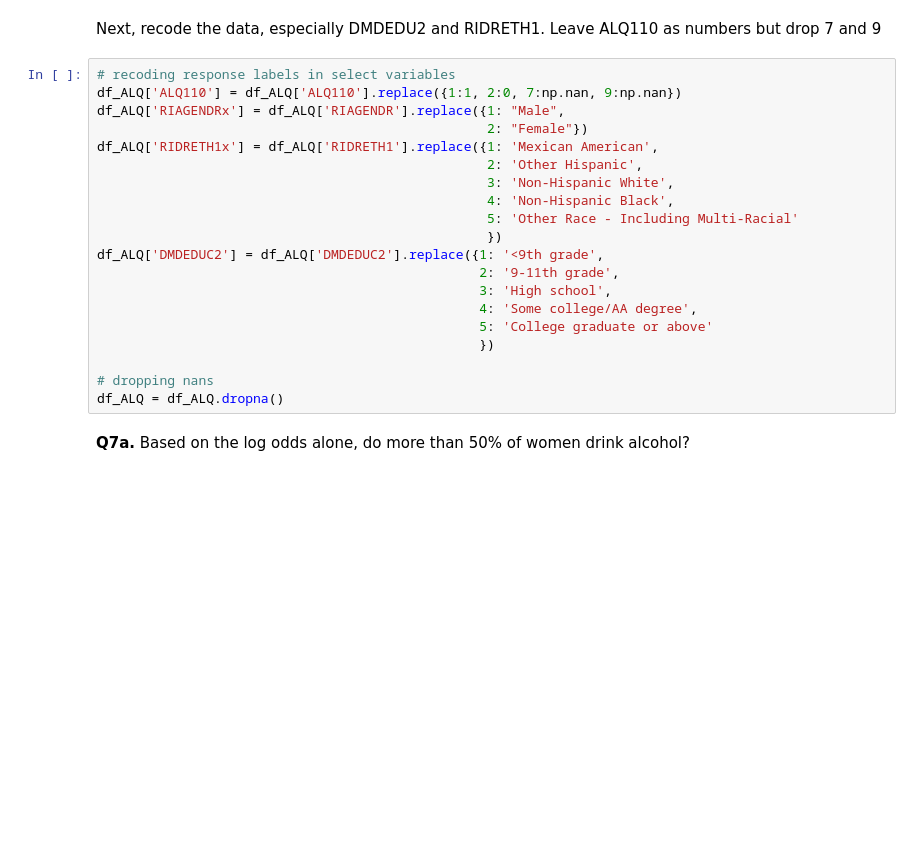
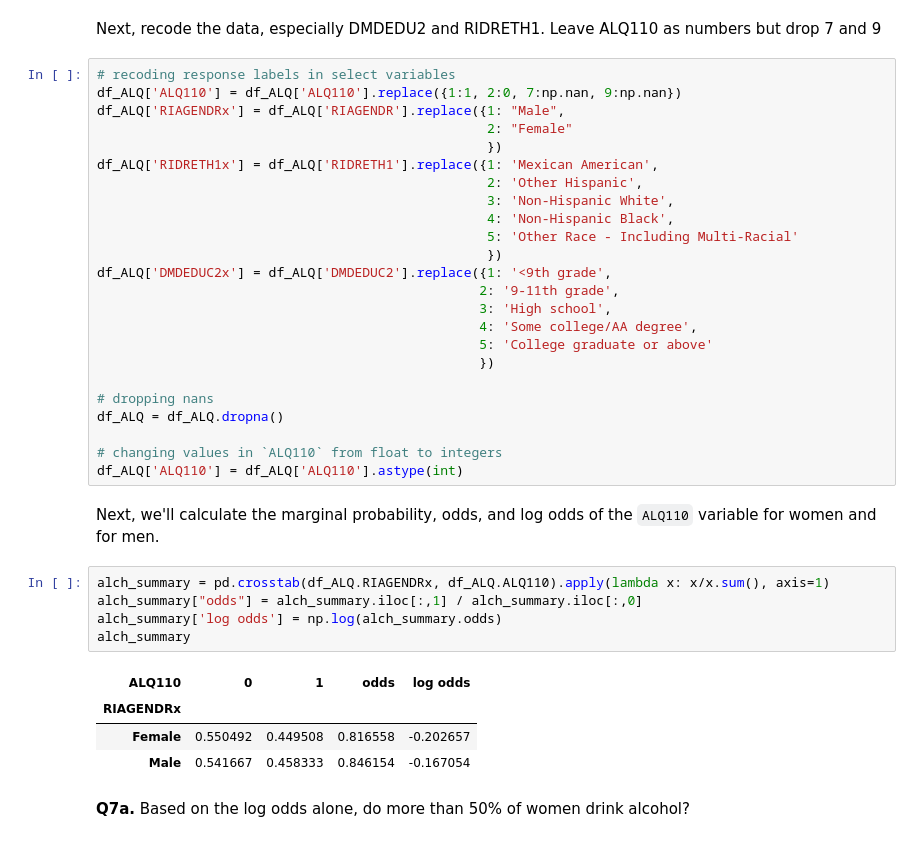
Before and after one commit to EsosaOrumwese/Statistics-with-Python, a Jupyter notebook: 3. Fitting Statistical Models to Data with Python/Wk2/week2_nhanes_practice.ipynb, the cells around one changed output. Drawn from its saved outputs; the diff is of its cells as text; blank space fills up the shorter version.

```diff
--- a/3. Fitting Statistical Models to Data with Python/Wk2/week2_nhanes_practice.ipynb
+++ b/3. Fitting Statistical Models to Data with Python/Wk2/week2_nhanes_practice.ipynb
@@ -342,14 +342,15 @@ Next, recode the data, especially DMDEDU2 and RIDRETH1. Leave ALQ110 as numbers
 # recoding response labels in select variables
 df_ALQ['ALQ110'] = df_ALQ['ALQ110'].replace({1:1, 2:0, 7:np.nan, 9:np.nan})
 df_ALQ['RIAGENDRx'] = df_ALQ['RIAGENDR'].replace({1: "Male",
-                                                  2: "Female"})
+                                                  2: "Female"
+                                                  })
 df_ALQ['RIDRETH1x'] = df_ALQ['RIDRETH1'].replace({1: 'Mexican American',
                                                   2: 'Other Hispanic',
                                                   3: 'Non-Hispanic White',
                                                   4: 'Non-Hispanic Black',
                                                   5: 'Other Race - Including Multi-Racial'
                                                   })
-df_ALQ['DMDEDUC2'] = df_ALQ['DMDEDUC2'].replace({1: '<9th grade',
+df_ALQ['DMDEDUC2x'] = df_ALQ['DMDEDUC2'].replace({1: '<9th grade',
                                                  2: '9-11th grade',
                                                  3: 'High school',
                                                  4: 'Some college/AA degree',
@@ -358,5 +359,20 @@ df_ALQ['DMDEDUC2'] = df_ALQ['DMDEDUC2'].replace({1: '<9th grade',
 
 # dropping nans
 df_ALQ = df_ALQ.dropna()
+
+# changing values in `ALQ110` from float to integers
+df_ALQ['ALQ110'] = df_ALQ['ALQ110'].astype(int)
+# %% [markdown]
+Next, we'll calculate the marginal probability, odds, and log odds of the `ALQ110` variable for women and for men.
+# %%
+alch_summary = pd.crosstab(df_ALQ.RIAGENDRx, df_ALQ.ALQ110).apply(lambda x: x/x.sum(), axis=1)
+alch_summary["odds"] = alch_summary.iloc[:,1] / alch_summary.iloc[:,0]
+alch_summary['log odds'] = np.log(alch_summary.odds)
+alch_summary
+# %% [output]
+| ALQ110 | 0 | 1 | odds | log odds |
+| RIAGENDRx |  |  |  |  |
+| Female | 0.550492 | 0.449508 | 0.816558 | -0.202657 |
+| Male | 0.541667 | 0.458333 | 0.846154 | -0.167054 |
 # %% [markdown]
 __Q7a.__ Based on the log odds alone, do more than 50% of women drink alcohol?
```
Also changed, not shown: parts of 26 cells of this notebook.
